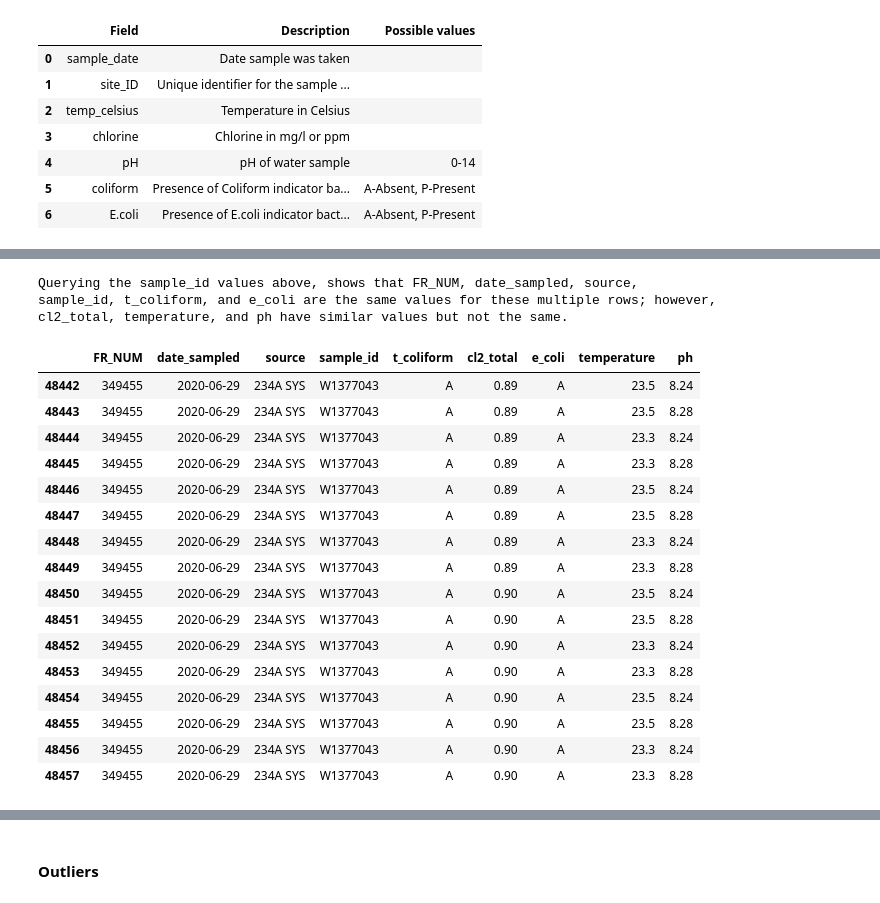
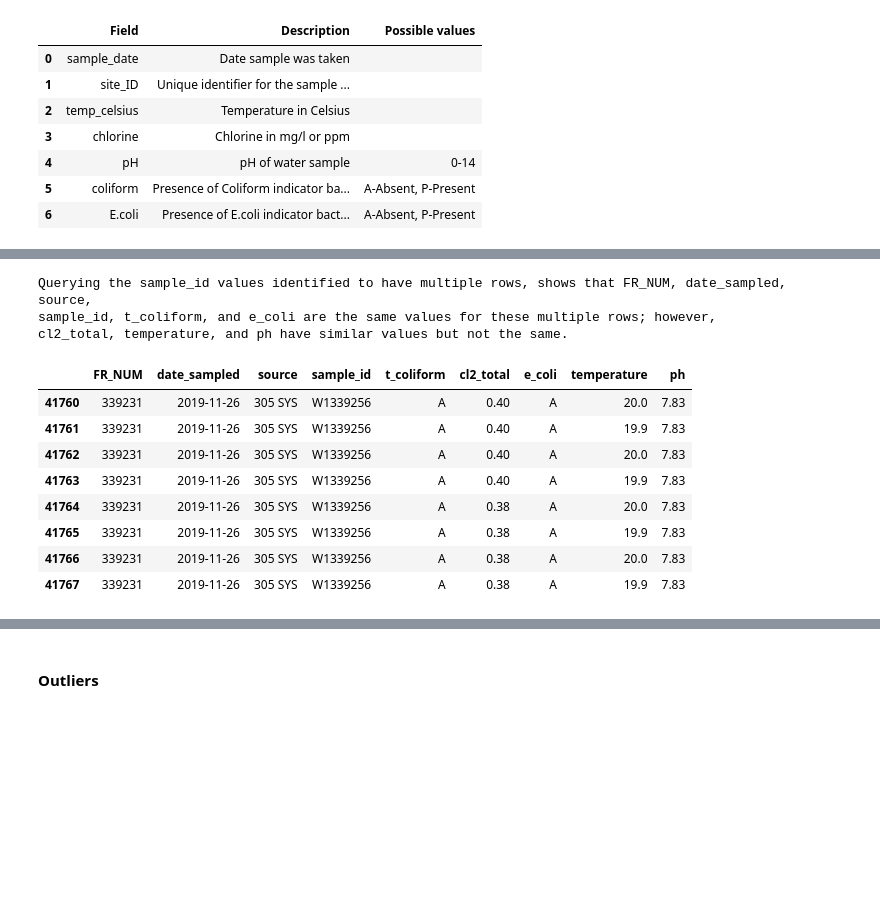
Before and after one commit to Oscar-Gil-Data/Monitoring-of-Indicator-Bacteria-in-Drinking-Water, a Jupyter notebook: Data SD - Monitoring of Indicator Bacteria in Drinking Water.ipynb, the cells around one changed output, grey strips where cells are left out. Drawn from its saved outputs; the diff is of its cells as text; code cells hidden in the pictures; blank space fills up the shorter version.

```diff
--- a/Data SD - Monitoring of Indicator Bacteria in Drinking Water.ipynb
+++ b/Data SD - Monitoring of Indicator Bacteria in Drinking Water.ipynb
@@ -139,31 +130,37 @@ W1519543    16
 Name: sample_id, dtype: int64
+# %%
+# load sample_id value counts into dictionary
+sample_id_dict = dict(df.sample_id.value_counts())
+
+# identify sample_id values with multiple rows, and place their value into a list
+sample_id_list = []
+
+for v, k in sample_id_dict.items():
+    """ Only return sample_id values that are represented in multiple rows"""
+    if k > 1:
+        sample_id_list.append(v)
 # %%
-print('''Querying the sample_id values above, shows that FR_NUM, date_sampled, source,
+for si in (pd.DataFrame(sample_id_list)[0].sample(1)):
+    sample_id_var = si
+
+print('''Querying the sample_id values identified to have multiple rows, shows that FR_NUM, date_sampled, source,
 sample_id, t_coliform, and e_coli are the same values for these multiple rows; however,
 cl2_total, temperature, and ph have similar values but not the same.''')
 
-df.query("sample_id == 'W1377043'")
+df.query("sample_id == @sample_id_var")
 # %% [output]
-Querying the sample_id values above, shows that FR_NUM, date_sampled, source,
+Querying the sample_id values identified to have multiple rows, shows that FR_NUM, date_sampled, source,
 sample_id, t_coliform, and e_coli are the same values for these multiple rows; however,
 cl2_total, temperature, and ph have similar values but not the same.
 |  | FR_NUM | date_sampled | source | sample_id | t_coliform | cl2_total | e_coli | temperature | ph |
-| 48442 | 349455 | 2020-06-29 | 234A SYS | W1377043 | A | 0.89 | A | 23.5 | 8.24 |
-| 48443 | 349455 | 2020-06-29 | 234A SYS | W1377043 | A | 0.89 | A | 23.5 | 8.28 |
-| 48444 | 349455 | 2020-06-29 | 234A SYS | W1377043 | A | 0.89 | A | 23.3 | 8.24 |
-| 48445 | 349455 | 2020-06-29 | 234A SYS | W1377043 | A | 0.89 | A | 23.3 | 8.28 |
-| 48446 | 349455 | 2020-06-29 | 234A SYS | W1377043 | A | 0.89 | A | 23.5 | 8.24 |
-| 48447 | 349455 | 2020-06-29 | 234A SYS | W1377043 | A | 0.89 | A | 23.5 | 8.28 |
-| 48448 | 349455 | 2020-06-29 | 234A SYS | W1377043 | A | 0.89 | A | 23.3 | 8.24 |
-| 48449 | 349455 | 2020-06-29 | 234A SYS | W1377043 | A | 0.89 | A | 23.3 | 8.28 |
-| 48450 | 349455 | 2020-06-29 | 234A SYS | W1377043 | A | 0.90 | A | 23.5 | 8.24 |
-| 48451 | 349455 | 2020-06-29 | 234A SYS | W1377043 | A | 0.90 | A | 23.5 | 8.28 |
-| 48452 | 349455 | 2020-06-29 | 234A SYS | W1377043 | A | 0.90 | A | 23.3 | 8.24 |
-| 48453 | 349455 | 2020-06-29 | 234A SYS | W1377043 | A | 0.90 | A | 23.3 | 8.28 |
-| 48454 | 349455 | 2020-06-29 | 234A SYS | W1377043 | A | 0.90 | A | 23.5 | 8.24 |
-| 48455 | 349455 | 2020-06-29 | 234A SYS | W1377043 | A | 0.90 | A | 23.5 | 8.28 |
-| 48456 | 349455 | 2020-06-29 | 234A SYS | W1377043 | A | 0.90 | A | 23.3 | 8.24 |
-| 48457 | 349455 | 2020-06-29 | 234A SYS | W1377043 | A | 0.90 | A | 23.3 | 8.28 |
+| 41760 | 339231 | 2019-11-26 | 305 SYS | W1339256 | A | 0.40 | A | 20.0 | 7.83 |
+| 41761 | 339231 | 2019-11-26 | 305 SYS | W1339256 | A | 0.40 | A | 19.9 | 7.83 |
+| 41762 | 339231 | 2019-11-26 | 305 SYS | W1339256 | A | 0.40 | A | 20.0 | 7.83 |
+| 41763 | 339231 | 2019-11-26 | 305 SYS | W1339256 | A | 0.40 | A | 19.9 | 7.83 |
+| 41764 | 339231 | 2019-11-26 | 305 SYS | W1339256 | A | 0.38 | A | 20.0 | 7.83 |
+| 41765 | 339231 | 2019-11-26 | 305 SYS | W1339256 | A | 0.38 | A | 19.9 | 7.83 |
+| 41766 | 339231 | 2019-11-26 | 305 SYS | W1339256 | A | 0.38 | A | 20.0 | 7.83 |
+| 41767 | 339231 | 2019-11-26 | 305 SYS | W1339256 | A | 0.38 | A | 19.9 | 7.83 |
 # %%
 # Create dataframe from value_counts to identify columns that can be updated, as they appear to be duplicates
 df2 = df[['FR_NUM', 'date_sampled', 'source', 'sample_id']].value_counts().to_frame(name='Counts')
```
Also changed, not shown: parts of 23 cells of this notebook.
